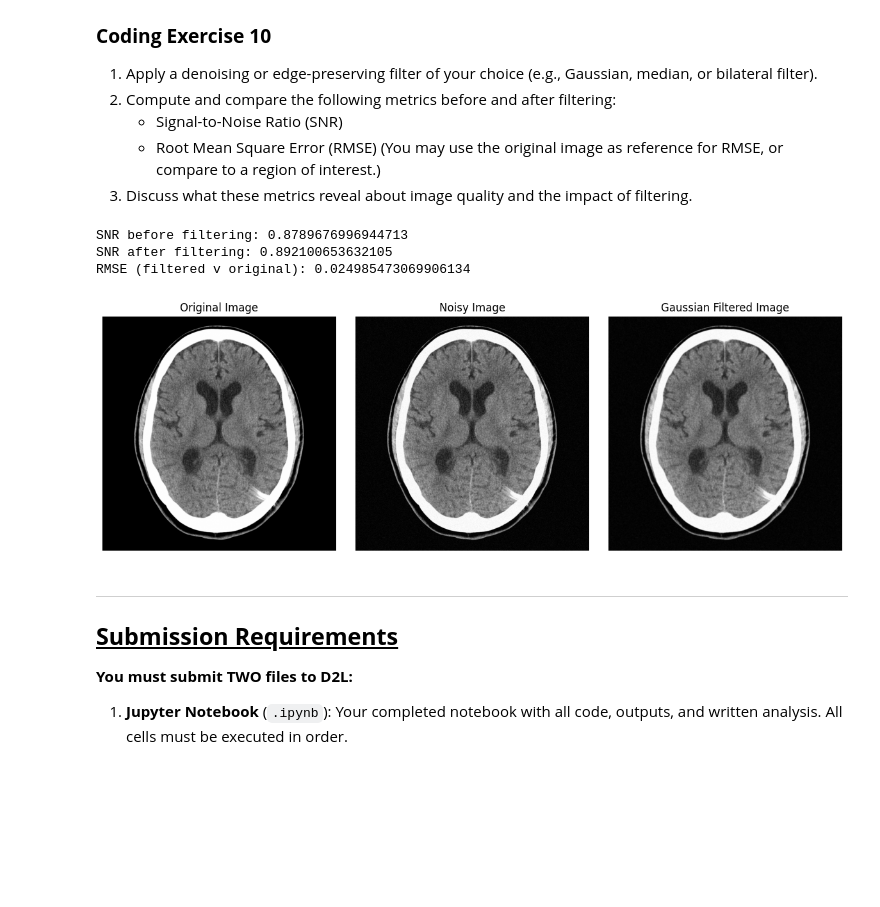
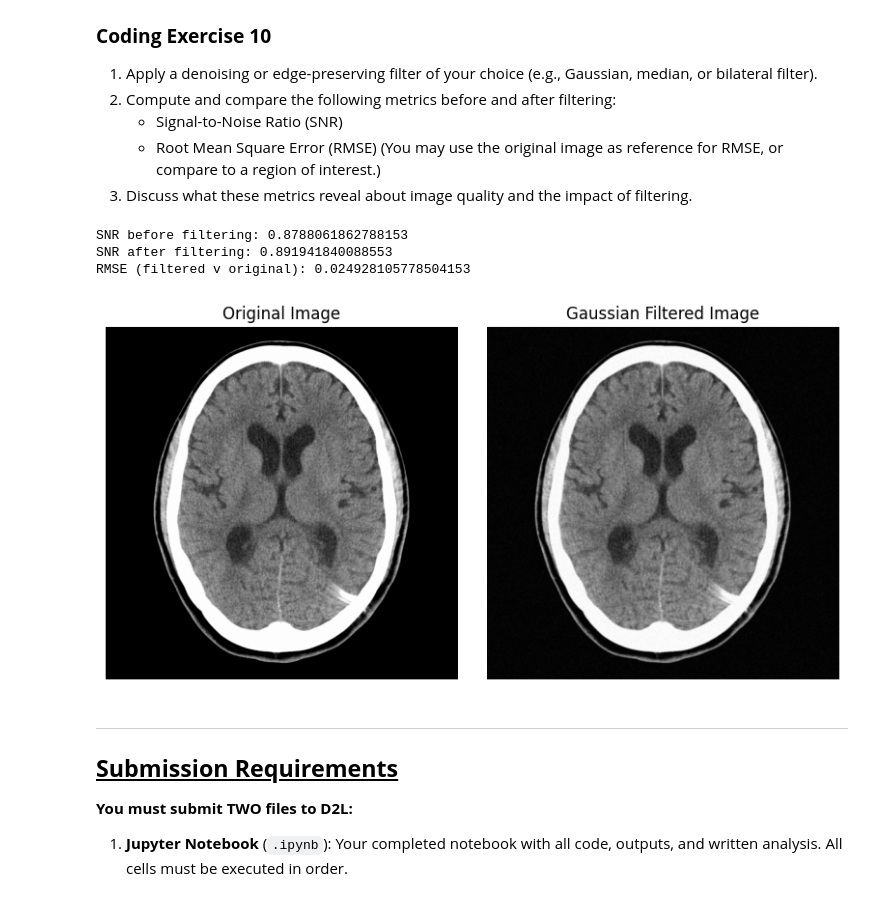
Before and after one commit to julianamassaro/BMEN509-623_Deliverable_2, a Jupyter notebook: deliverable-02-starter.ipynb, the cells around one changed output. Saved outputs shown, nothing was run; the diff lists cells and outputs as text; code cells hidden in the pictures; blank space fills up the shorter version.

```diff
--- a/deliverable-02-starter.ipynb
+++ b/deliverable-02-starter.ipynb
@@ -1089,42 +1089,37 @@ noisy_img = np.clip(noisy_img, 0, 1)
 
 # TODO: Apply a filter to img (e.g., Gaussian, median, etc.)
 filtered_img = gaussian_filter(noisy_img, sigma=1)
 
 # TODO: Compute SNR and RMSE before and after filtering
 def compute_snr(img):
   return np.mean(img) / np.std(img)
 snr_before = compute_snr(noisy_img)
 snr_after = compute_snr(filtered_img)
 rmse = np.sqrt(np.mean((filtered_img - I)**2))
 
 print("SNR before filtering:", snr_before)
 print("SNR after filtering:", snr_after)
 print("RMSE (filtered v original):", rmse)
 
 # TODO: Visualize the original and filtered images
 plt.figure(figsize=(12,4))
 plt.subplot(1,3,1)
 plt.imshow(I, cmap = 'gray')
 plt.title('Original Image')
 plt.axis('off')
 
 plt.subplot(1,3,2)
-plt.imshow(noisy_img, cmap = 'gray')
-plt.title('Noisy Image')
-plt.axis('off')
-
-plt.subplot(1,3,3)
 plt.imshow(filtered_img, cmap = 'gray')
 plt.title('Gaussian Filtered Image')
 plt.axis('off')
 
 plt.tight_layout()
 plt.show()
 # %% [output]
-SNR before filtering: 0.8789676996944713
-SNR after filtering: 0.892100653632105
-RMSE (filtered v original): 0.024985473069906134
+SNR before filtering: 0.8788061862788153
+SNR after filtering: 0.891941840088553
+RMSE (filtered v original): 0.024928105778504153
-[figure, old version]
+[figure, new version]
 # %%
 # 10.3 Discuss what these metrics reveal about image quality and the impact of filtering.
   # based on these metrics, the choice to apply the Gaussian filter was done to
```
Also changed, not shown: parts of 1 cell of this notebook.
